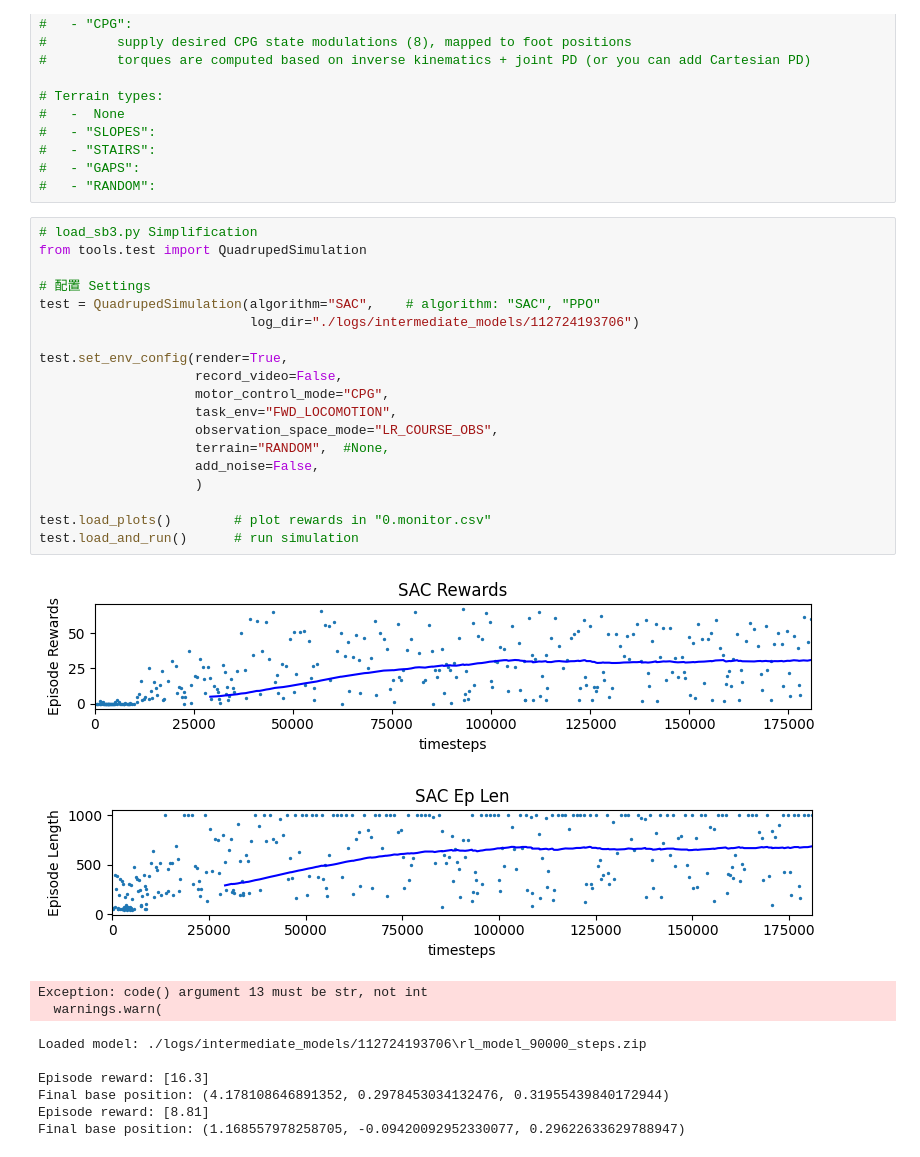
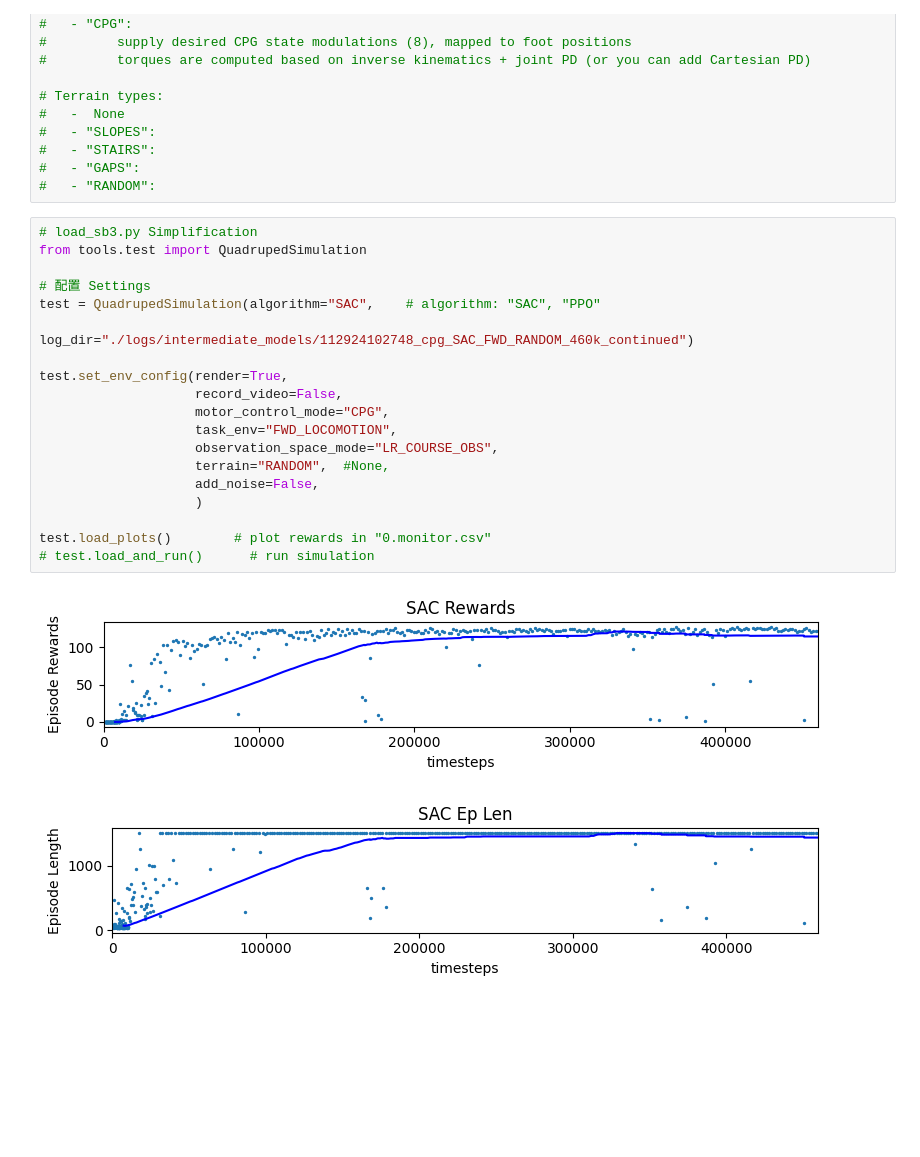
Before and after one commit to MATH-286-Pro/EPFL-MICRO-507-Legged-Robot-Project-2, a Jupyter notebook: test.ipynb, the cells around one changed output. Saved outputs shown, nothing was run; the diff lists cells and outputs as text; blank space fills up the shorter version.

```diff
--- a/test.ipynb
+++ b/test.ipynb
@@ -80,30 +86,22 @@ KeyboardInterrupt:
 # %%
 # load_sb3.py Simplification
 from tools.test import QuadrupedSimulation
 
 # 配置 Settings
 test = QuadrupedSimulation(algorithm="SAC",    # algorithm: "SAC", "PPO"
-                           log_dir="./logs/intermediate_models/112724193706")
+                           log_dir="./logs/intermediate_models/112924102748_cpg_SAC_FWD_RANDOM_460k_continued")
 
 test.set_env_config(render=True,
                     record_video=False,
                     motor_control_mode="CPG",
                     task_env="FWD_LOCOMOTION",
                     observation_space_mode="LR_COURSE_OBS",
                     terrain="RANDOM",  #None,
                     add_noise=False,
                     )
 
 test.load_plots()        # plot rewards in "0.monitor.csv"
-test.load_and_run()      # run simulation
+# test.load_and_run()      # run simulation
 # %% [output]
-[figure, old version]
+[figure, new version]
-[figure, old version]
+[figure, new version]
-Exception: code() argument 13 must be str, not int
-  warnings.warn(
-Loaded model: ./logs/intermediate_models/112724193706\rl_model_90000_steps.zip
-
-Episode reward: [16.3]
-Final base position: (4.178108646891352, 0.2978453034132476, 0.31955439840172944)
-Episode reward: [8.81]
-Final base position: (1.168557978258705, -0.09420092952330077, 0.29622633629788947)
```
Also changed, not shown: parts of 1 cell of this notebook, 5 other files.
